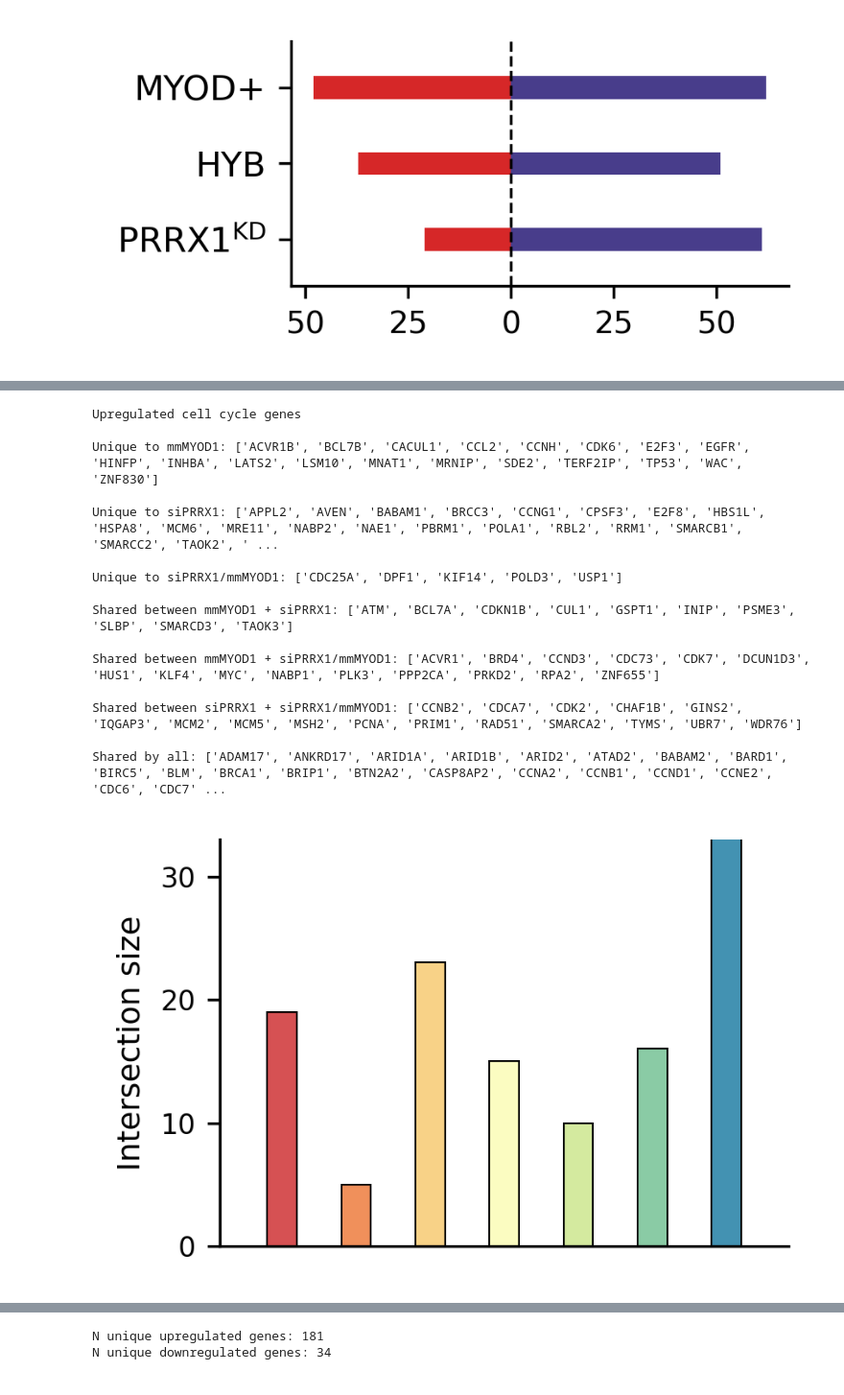
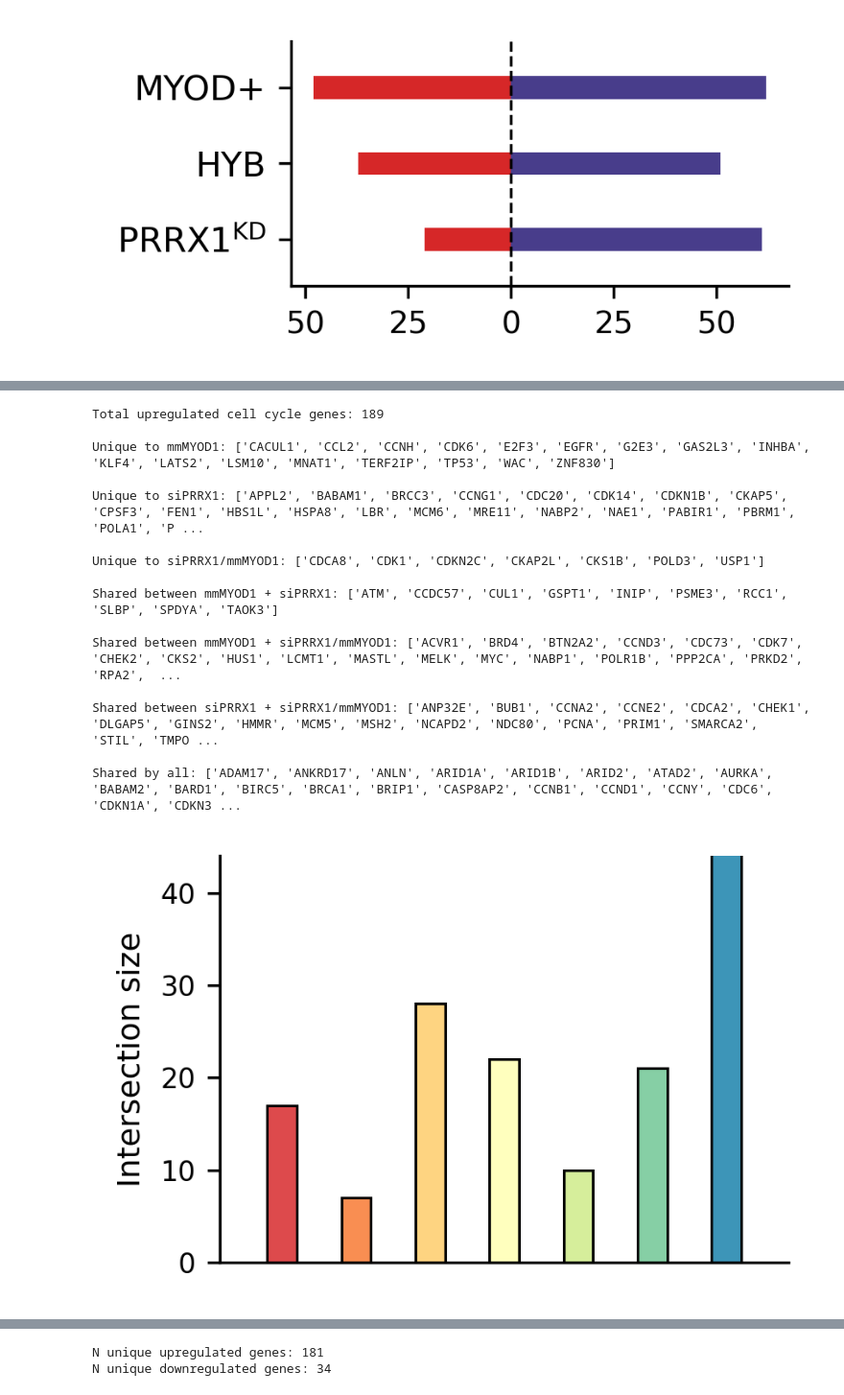
Before and after one commit to jrcwycy/hybrid_reprogramming, a Jupyter notebook: notebooks/cell_cycle/cell_cycle_DGE.ipynb, the cells around one changed output, grey strips where cells are left out. Shown: that part at 96% size. Drawn from its saved outputs; the diff is of its cells as text; code cells hidden in the pictures.

Commit message:
cell cycle updates

```diff
--- a/notebooks/cell_cycle/cell_cycle_DGE.ipynb
+++ b/notebooks/cell_cycle/cell_cycle_DGE.ipynb
@@ -33,7 +33,6 @@ sc.settings.verbosity = 2
 %%time
 path = "/nfs/turbo/umms-indikar/shared/projects/hybrid_reprogramming/anndata/processed_all_groups.h5ad"
 adata = sc.read_h5ad(path)
-adata.uns['phase_colors'] = ['#ad3803', '#56b567', 'gold']
 sc.logging.print_memory_usage()
 adata
 # %% [output]
@@ -671,13 +696,12 @@ plt.show()
 # %% [output]
 [figure]
 # %%
-sig = sig_g1s.copy()
+tmp = sig_g1s.copy()
 
-# sig = sig[sig['names'].isin(g1s_unique)]
-sig = sig[sig['names'].isin(G1S_genes)]
-print(f"Total genes: {sig['names'].nunique()}\n")
-print(f"{sig.groupby('group')['names'].nunique()}\n")
+# tmp = tmp[tmp['names'].isin(G1S_genes)]
+tmp = tmp[tmp['names'].isin(cc_genes)]
+print(f"Total genes: {tmp['names'].nunique()}\n")
+print(f"{tmp.groupby('group')['names'].nunique()}\n")
 
-
-sig.head()
+tmp.head()
 # %% [output]
@@ -697,18 +721,20 @@ Name: names, dtype: int64
 # %%
-direction = 'Upregulated'
+direction = 'upregulated'
 
-if direction == 'Upregulated':
-    tmp = sig[sig['logfoldchanges'] > 0]
+if direction == 'upregulated':
+    tmp1 = tmp[tmp['logfoldchanges'] > 0]
+    tmp1 = tmp1[tmp1['pct_nz_group'] > 0.2]
 else:
-    tmp = sig[sig['logfoldchanges'] < 0]
+    tmp1 = tmp[tmp['logfoldchanges'] < 0]
 
-tmp = tmp.sort_values(by=['group', 'names'])
+tmp1 = tmp1.sort_values(by=['group', 'names'])
 
-print(f"{direction} cell cycle genes\n")
 
-myod_genes = set(tmp[tmp['group'] == 'mmMYOD1_G1/S']['names'].unique())
-prrx_genes = set(tmp[tmp['group'] == 'siPRRX1_G1/S']['names'].unique())
-hyb_genes = set(tmp[tmp['group'] == 'siPRRX1/mmMYOD1_G1/S']['names'].unique())
+print(f"Total {direction} cell cycle genes: {tmp1['names'].nunique()}\n")
+
+myod_genes = set(tmp1[tmp1['group'] == 'mmMYOD1_G1/S']['names'].unique())
+prrx_genes = set(tmp1[tmp1['group'] == 'siPRRX1_G1/S']['names'].unique())
+hyb_genes = set(tmp1[tmp1['group'] == 'siPRRX1/mmMYOD1_G1/S']['names'].unique())
 
 print(f"Unique to mmMYOD1: {sorted(myod_genes - prrx_genes - hyb_genes)}\n")
 print(f"Unique to siPRRX1: {sorted(prrx_genes - myod_genes - hyb_genes)}\n")
@@ -719,21 +745,21 @@ print(f"Shared between mmMYOD1 + siPRRX1/mmMYOD1: {sorted((hyb_genes.intersectio
 print(f"Shared between siPRRX1 + siPRRX1/mmMYOD1: {sorted((hyb_genes.intersection(prrx_genes)) - myod_genes)}\n")
 print(f"Shared by all: {sorted(hyb_genes.intersection(prrx_genes).intersection(myod_genes))}\n")
 # %% [output]
-Upregulated cell cycle genes
+Total upregulated cell cycle genes: 189
 
-Unique to mmMYOD1: ['ACVR1B', 'BCL7B', 'CACUL1', 'CCL2', 'CCNH', 'CDK6', 'E2F3', 'EGFR', 'HINFP', 'INHBA', 'LATS2', 'LSM10', 'MNAT1', 'MRNIP', 'SDE2', 'TERF2IP', 'TP53', 'WAC', 'ZNF830']
+Unique to mmMYOD1: ['CACUL1', 'CCL2', 'CCNH', 'CDK6', 'E2F3', 'EGFR', 'G2E3', 'GAS2L3', 'INHBA', 'KLF4', 'LATS2', 'LSM10', 'MNAT1', 'TERF2IP', 'TP53', 'WAC', 'ZNF830']
 
-Unique to siPRRX1: ['APPL2', 'AVEN', 'BABAM1', 'BRCC3', 'CCNG1', 'CPSF3', 'E2F8', 'HBS1L', 'HSPA8', 'MCM6', 'MRE11', 'NABP2', 'NAE1', 'PBRM1', 'POLA1', 'RBL2', 'RRM1', 'SMARCB1', 'SMARCC2', 'TAOK2', ' ...
+Unique to siPRRX1: ['APPL2', 'BABAM1', 'BRCC3', 'CCNG1', 'CDC20', 'CDK14', 'CDKN1B', 'CKAP5', 'CPSF3', 'FEN1', 'HBS1L', 'HSPA8', 'LBR', 'MCM6', 'MRE11', 'NABP2', 'NAE1', 'PABIR1', 'PBRM1', 'POLA1', 'P ...
 
-Unique to siPRRX1/mmMYOD1: ['CDC25A', 'DPF1', 'KIF14', 'POLD3', 'USP1']
+Unique to siPRRX1/mmMYOD1: ['CDCA8', 'CDK1', 'CDKN2C', 'CKAP2L', 'CKS1B', 'POLD3', 'USP1']
 
-Shared between mmMYOD1 + siPRRX1: ['ATM', 'BCL7A', 'CDKN1B', 'CUL1', 'GSPT1', 'INIP', 'PSME3', 'SLBP', 'SMARCD3', 'TAOK3']
+Shared between mmMYOD1 + siPRRX1: ['ATM', 'CCDC57', 'CUL1', 'GSPT1', 'INIP', 'PSME3', 'RCC1', 'SLBP', 'SPDYA', 'TAOK3']
 
-Shared between mmMYOD1 + siPRRX1/mmMYOD1: ['ACVR1', 'BRD4', 'CCND3', 'CDC73', 'CDK7', 'DCUN1D3', 'HUS1', 'KLF4', 'MYC', 'NABP1', 'PLK3', 'PPP2CA', 'PRKD2', 'RPA2', 'ZNF655']
+Shared between mmMYOD1 + siPRRX1/mmMYOD1: ['ACVR1', 'BRD4', 'BTN2A2', 'CCND3', 'CDC73', 'CDK7', 'CHEK2', 'CKS2', 'HUS1', 'LCMT1', 'MASTL', 'MELK', 'MYC', 'NABP1', 'POLR1B', 'PPP2CA', 'PRKD2', 'RPA2',  ...
 
-Shared between siPRRX1 + siPRRX1/mmMYOD1: ['CCNB2', 'CDCA7', 'CDK2', 'CHAF1B', 'GINS2', 'IQGAP3', 'MCM2', 'MCM5', 'MSH2', 'PCNA', 'PRIM1', 'RAD51', 'SMARCA2', 'TYMS', 'UBR7', 'WDR76']
+Shared between siPRRX1 + siPRRX1/mmMYOD1: ['ANP32E', 'BUB1', 'CCNA2', 'CCNE2', 'CDCA2', 'CHEK1', 'DLGAP5', 'GINS2', 'HMMR', 'MCM5', 'MSH2', 'NCAPD2', 'NDC80', 'PCNA', 'PRIM1', 'SMARCA2', 'STIL', 'TMPO ...
 
-Shared by all: ['ADAM17', 'ANKRD17', 'ARID1A', 'ARID1B', 'ARID2', 'ATAD2', 'BABAM2', 'BARD1', 'BIRC5', 'BLM', 'BRCA1', 'BRIP1', 'BTN2A2', 'CASP8AP2', 'CCNA2', 'CCNB1', 'CCND1', 'CCNE2', 'CDC6', 'CDC7' ...
+Shared by all: ['ADAM17', 'ANKRD17', 'ANLN', 'ARID1A', 'ARID1B', 'ARID2', 'ATAD2', 'AURKA', 'BABAM2', 'BARD1', 'BIRC5', 'BRCA1', 'BRIP1', 'CASP8AP2', 'CCNB1', 'CCND1', 'CCNY', 'CDC6', 'CDKN1A', 'CDKN3 ...
 # %%
 ordered_conditions = [
     'unique_myod',
@@ -762,34 +788,35 @@ plot_df = pd.DataFrame(data)
 
 plt.rcParams['figure.dpi'] = 300
 plt.rcParams['figure.figsize'] = 3, 2
 
 sns.barplot(
     x='condition',
     y='gene_count',
     data=plot_df,
     hue='condition',
     palette='Spectral',
     width=0.4,
     ec='k',
-    linewidth=0.5,
-    saturation=0.9,
+    linewidth=0.75,
+    saturation=1,
 )
 
 ax = plt.gca()
 ax.tick_params(axis='x', bottom=False)
 ax.set_xticklabels([])
 
 ax.margins(x=0.1)
 
-plt.ylim([0, 33])
+# plt.ylim([0, 33]) ### for G1S_genes
+plt.ylim([0, 44])
 
 plt.xlabel('')
 plt.ylabel('Intersection size', fontsize=9)
 # plt.xticks(rotation=90)#, ha='right')
 plt.yticks(fontsize=8)
 
 sns.despine()
 plt.tight_layout()
 plt.show()
 # %% [output]
-[figure, old version]
+[figure, new version]
```
Also changed, not shown: parts of 25 cells of this notebook, 5 other files.
